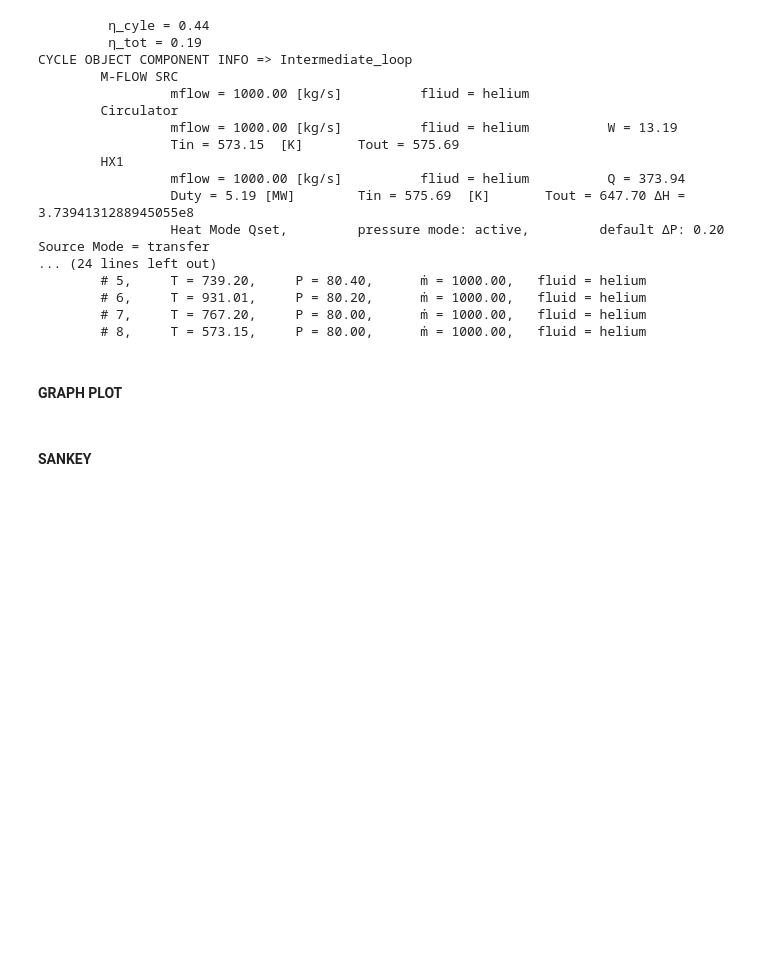
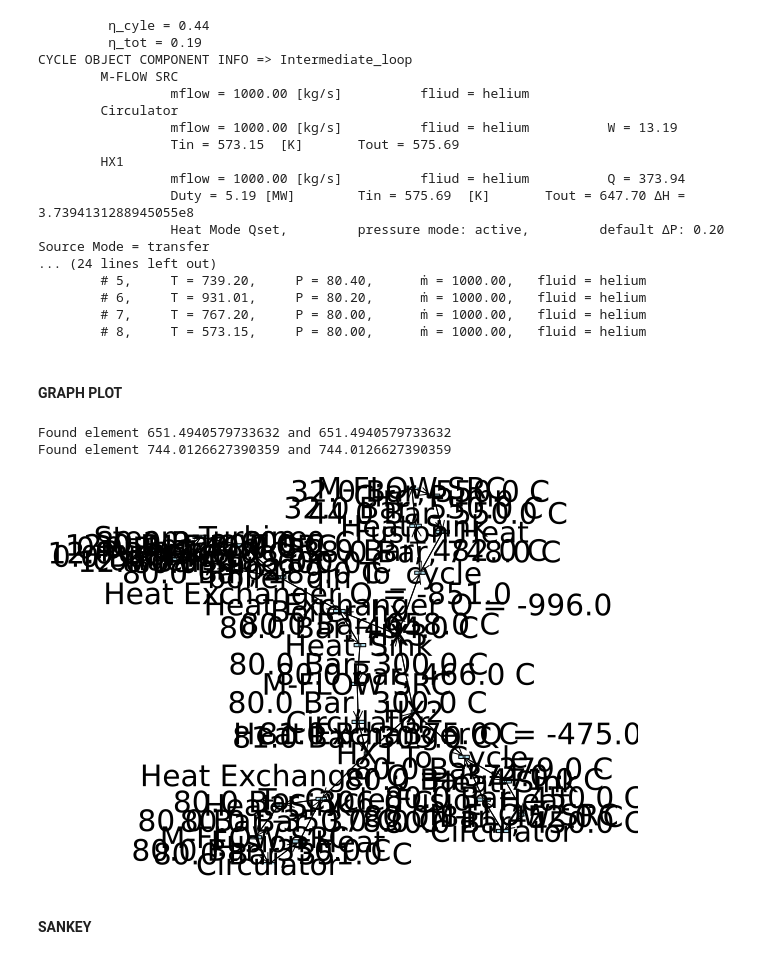
Before and after one commit to ProjectTorreyPines/ThermalSystemModels.jl, a Jupyter notebook: src/testing.ipynb, the cells around one changed output. Cells and saved outputs as stored; diff of their text form; code cells hidden in the pictures; blank space fills up the shorter version.

```diff
--- a/src/testing.ipynb
+++ b/src/testing.ipynb
@@ -194,25 +192,38 @@ for hx in sys.heat_exchangers
     full_dict[(src,trg)] = "Heat Exchanger Q = $(round(Qmag/10^6))"
 
 end
-
-
-
-gp=graphplot(gfull, names = comp_names,
-    curves=true,
-    nodeshape   =  :rect,
-    edgelabel   = full_dict,
-    nodesize    = 0.1,
-    curvature_scalar = 0.01,
-    nodecolor = :lightblue,
-    edgewidth = f,
-    edge_label_box = false,
-    axis_buffer = 0.1)
-
-display(gp)
-Plots.savefig(gp,"Graph_1.pdf")
-
-
-# # indexin(hx.hot_stream.name,comp_names)
-# # collect(vert(gfull))
-# display(comp_names)
-# comp_names
+# %% [output]
+Found element 651.4940579733632 and 651.4940579733632
+Found element 744.0126627390359 and 744.0126627390359
+# %%
+
+using NetworkLayout
+layout = Spring(Ptype=Float32)
+positions = Spring(Ptype = Float64)(adjacency_matrix(gfull))
+# typeof(position)
+# y = positions[:,2
+# display(x)
+length(positions)
+x = zeros(length(positions),1)
+y = zeros(length(positions),1)
+for (idx,pos) in enumerate(positions)
+    x[idx]=pos[1] * 10
+    y[idx]=pos[2] * 10
+end
+# position[1]
+# %%
+
+fig2=GraphRecipes.graphplot(gfull, names = comp_names,
+    curves=false,
+    x=x, y=y,
+    nodeshape   =  :rect,
+    edgelabel   = full_dict,
+    nodecolor = :lightblue,
+    nodesize    = 1,
+    edge_label_box = false,
+    fontsize = 20,
+    axis_buffer = 0.0)
+
+    display(fig2)
+# %% [output]
+[figure, added]
```
Also changed, not shown: parts of 2 cells of this notebook, 2 other files.
